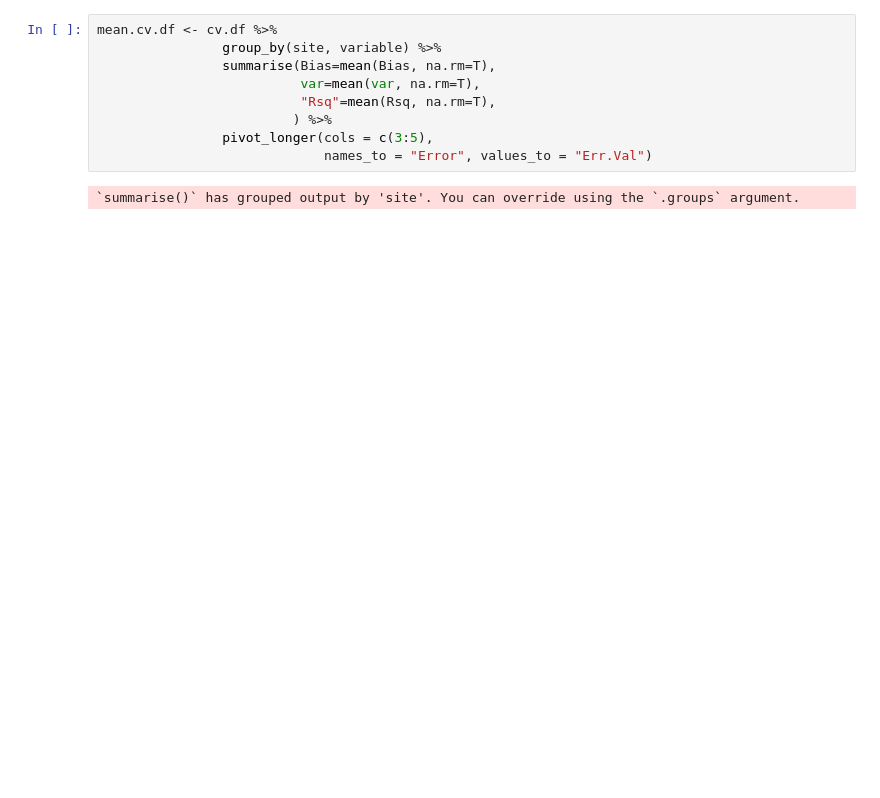
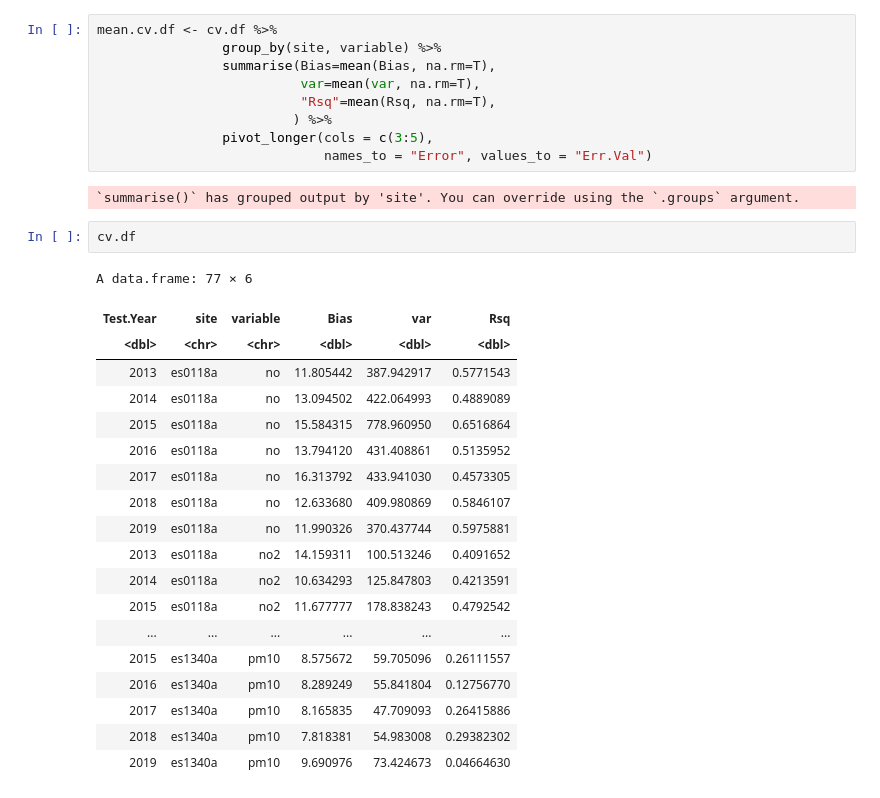
Before and after one commit to Jaimedgp/AirQualityCOVID, a Jupyter notebook: notebooks/Analysis/glm/Cross-Validation.ipynb, the cells around one changed output. Saved outputs shown, nothing was run; the diff lists cells and outputs as text; blank space fills up the shorter version.

```diff
--- a/notebooks/Analysis/glm/Cross-Validation.ipynb
+++ b/notebooks/Analysis/glm/Cross-Validation.ipynb
@@ -164,6 +143,28 @@ mean.cv.df <- cv.df %>%
                              names_to = "Error", values_to = "Err.Val")
 # %% [output]
 `summarise()` has grouped output by 'site'. You can override using the `.groups` argument.
+# %%
+cv.df
+# %% [output]
+A data.frame: 77 × 6
+| Test.Year | site | variable | Bias | var | Rsq |
+| <dbl> | <chr> | <chr> | <dbl> | <dbl> | <dbl> |
+| 2013 | es0118a | no | 11.805442 | 387.942917 | 0.5771543 |
+| 2014 | es0118a | no | 13.094502 | 422.064993 | 0.4889089 |
+| 2015 | es0118a | no | 15.584315 | 778.960950 | 0.6516864 |
+| 2016 | es0118a | no | 13.794120 | 431.408861 | 0.5135952 |
+| 2017 | es0118a | no | 16.313792 | 433.941030 | 0.4573305 |
+| 2018 | es0118a | no | 12.633680 | 409.980869 | 0.5846107 |
+| 2019 | es0118a | no | 11.990326 | 370.437744 | 0.5975881 |
+| 2013 | es0118a | no2 | 14.159311 | 100.513246 | 0.4091652 |
+| 2014 | es0118a | no2 | 10.634293 | 125.847803 | 0.4213591 |
+| 2015 | es0118a | no2 | 11.677777 | 178.838243 | 0.4792542 |
+| ... | ... | ... | ... | ... | ... |
+| 2015 | es1340a | pm10 | 8.575672 | 59.705096 | 0.26111557 |
+| 2016 | es1340a | pm10 | 8.289249 | 55.841804 | 0.12756770 |
+| 2017 | es1340a | pm10 | 8.165835 | 47.709093 | 0.26415886 |
+| 2018 | es1340a | pm10 | 7.818381 | 54.983008 | 0.29382302 |
+| 2019 | es1340a | pm10 | 9.690976 | 73.424673 | 0.04664630 |
 # %%
 a <- cv.df %>%
         pivot_longer(cols = c(4:6),
```
Also changed, not shown: parts of 5 cells of this notebook.
